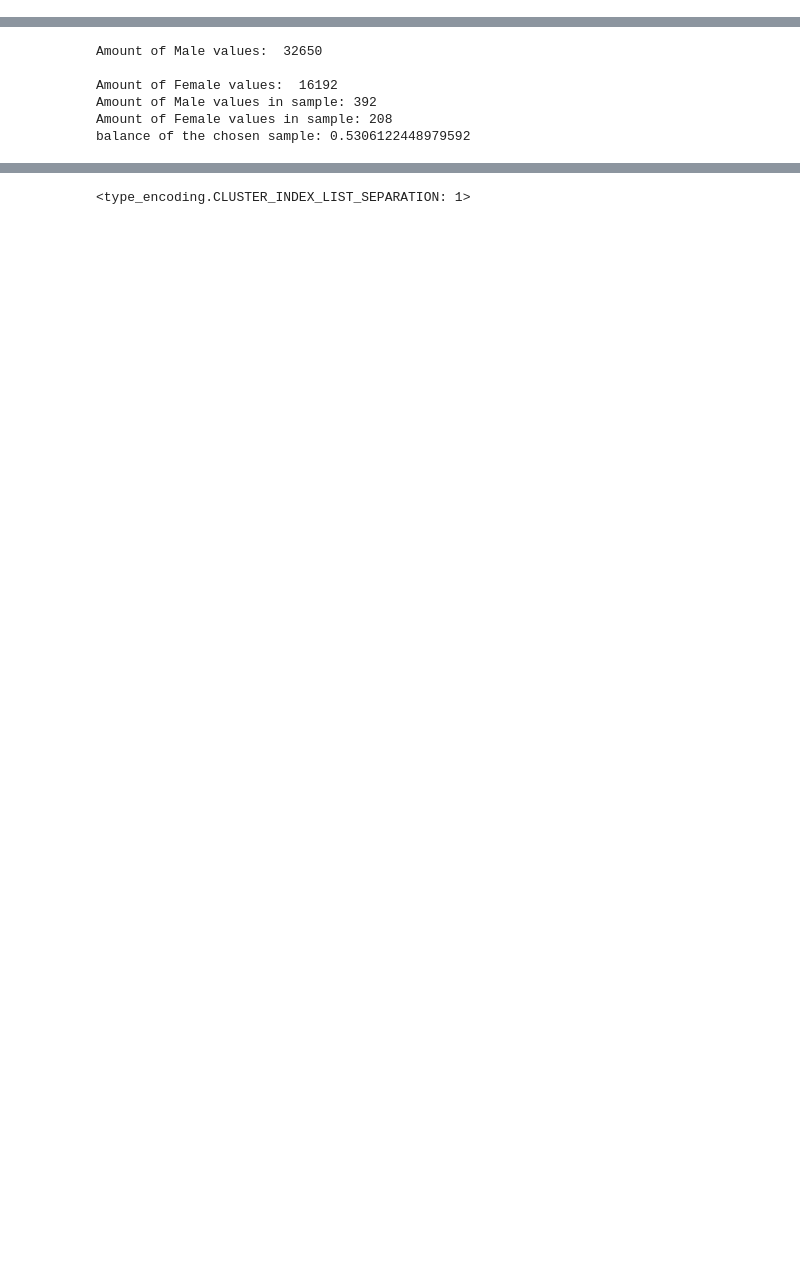
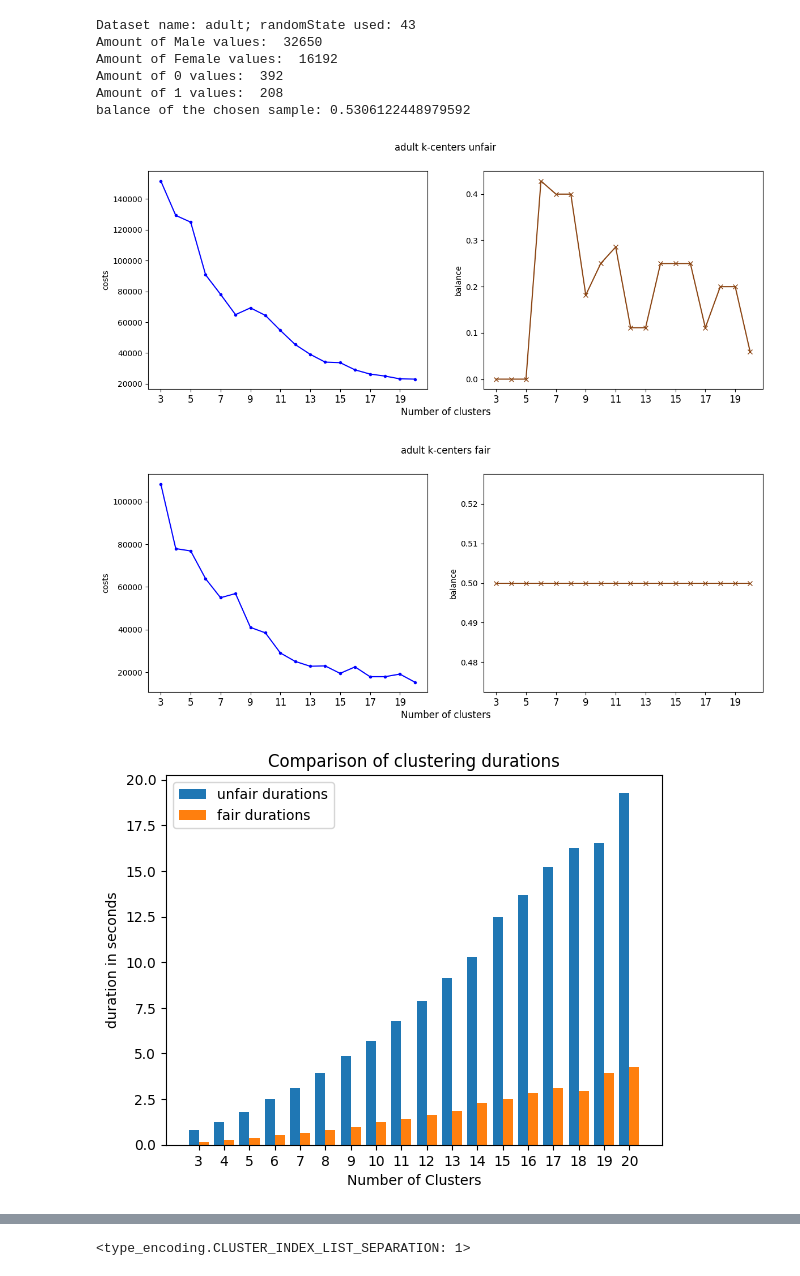
Before and after one commit to TheBugFish/P1FairClustering, a Jupyter notebook: Fairlets.ipynb, the cells around one changed output, grey strips where cells are left out. Drawn from its saved outputs; the diff is of its cells as text; code cells hidden in the pictures; blank space fills up the shorter version.

Commit message:
major changes to file structure and fairlets

```diff
--- a/Fairlets.ipynb
+++ b/Fairlets.ipynb
@@ -11,2 +14,56 @@ loader = data_loader.data_loader('./config/dataset_config.json')
 config = loader.get_config()
 dataset_name = "adult"
+# %%
+dataset_names = ["adult", "bank"]
+clustering_methods = ["k-centers", "k-medians"]
+clustering_method = clustering_methods[0]
+
+for dataset_name in dataset_names:
+    #load and sample data accorind to the paper
+    X,_ = loader.load_dataset(dataset_name)
+    #only return the columns of the protected attribute and the ones necessary for computing the distance
+    prepared_dataset = loader.prepare_dataset(X, dataset_name)
+    reds, blues = loader.red_blue_split(prepared_dataset, dataset_name)
+    #take a sample with size according to the paper
+    sample_balance = 0
+    randomState = 42
+    while(sample_balance < 0.5):
+        sampled_dataset = loader.sample_data(prepared_dataset, dataset_name, randomState)
+        sample_balance = mathHelper.get_balance(sampled_dataset, config[dataset_name]['sensitive_column'], dataset_name)
+        randomState += 1
+
+    sampled_reds, sampled_blues = loader.red_blue_split(sampled_dataset, dataset_name)
+
+    print("Dataset name: %s; randomState used: %d" %(dataset_name,randomState-1))
+    #some information about the dataset
+    for sensitive_value in config[dataset_name]['sensitive_values']:
+        print("Amount of %s values:  %d" %(sensitive_value, X.value_counts(config[dataset_name]['sensitive_column'])[sensitive_value]))
+
+    #some information about the sample
+    for sensitive_value in [0,1]:
+        print("Amount of %s values:  %d" %(sensitive_value, sampled_dataset.value_counts(config[dataset_name]['sensitive_column'])[sensitive_value]))
+
+    #output some information about the chosen sample
+    sample_balance = mathHelper.get_balance(sampled_dataset, config[dataset_name]['sensitive_column'], dataset_name)
+    print("balance of the chosen sample: " + str(sample_balance))
+
+    fairletDecomposition = fairlet_decomposition(sampled_dataset, sampled_blues, sampled_reds, dataset_name, loader)
+    fairletDecomposition.get_cluster_information(clustering_method=clustering_method, t=2, T=400)
+    k_centers_instance = k_center.k_center(dataset_name, loader)
+    cluster_counts, unfair_costs, unfair_balances, unfair_durations, fair_costs, fair_balances, fair_durations = fairletDecomposition.CalculateClusterCostAndBalance_K_Centers(k_centers_instance, 3, 20)
+
+    plotHelper = plot_helper.plotHelper()
+    base_title = dataset_name + " " + clustering_method
+    plotHelper.plot_k_centers(cluster_counts, unfair_balances, unfair_costs, 2, ["K-Centers Costs", "K-Centers balance"], base_title + " unfair")
+    plotHelper.plot_k_centers(cluster_counts, fair_balances, fair_costs, 2, ["K-Centers Costs", "K-Centers balance"], base_title + " fair")
+    plotHelper.plot_durations(cluster_counts, unfair_durations, fair_durations)
+# %% [output]
+Dataset name: adult; randomState used: 43
+Amount of Male values:  32650
+Amount of Female values:  16192
+Amount of 0 values:  392
+Amount of 1 values:  208
+balance of the chosen sample: 0.5306122448979592
+[figure, added]
+[figure, added]
+[figure, added]
@@ -22,27 +85,3 @@ reds, blues = loader.red_blue_split(prepared_dataset, dataset_name)
 sampled_dataset = loader.sample_data(prepared_dataset, dataset_name, 42)
 
 sampled_reds, sampled_blues = loader.red_blue_split(sampled_dataset, dataset_name)
-# %%
-#some information about the dataset
-for sensitive_value in config[dataset_name]['sensitive_values']:
-    print("\nAmount of %s values:  %d" %(sensitive_value, X.value_counts(config[dataset_name]['sensitive_column'])[sensitive_value]))
-
-sampled_red_count = len(sampled_reds)
-sampled_blue_count = len(sampled_blues)
-
-print("Amount of Male values in sample: " + str(sampled_red_count))
-print("Amount of Female values in sample: " + str(sampled_blue_count))
-
-def get_balance(data, sensitive_column):
-    return min(data.value_counts(sensitive_column)[0]/data.value_counts(sensitive_column)[1],data.value_counts(sensitive_column)[1]/data.value_counts(sensitive_column)[0])
-
-#output some information about the chosen sample
-sample_balance = get_balance(sampled_dataset, config[dataset_name]['sensitive_column'])
-print("balance of the chosen sample: " + str(sample_balance))
-# %% [output]
-Amount of Male values:  32650
-
-Amount of Female values:  16192
-Amount of Male values in sample: 392
-Amount of Female values in sample: 208
-balance of the chosen sample: 0.5306122448979592
```
Also changed, not shown: parts of 13 cells of this notebook, 8 other files.
